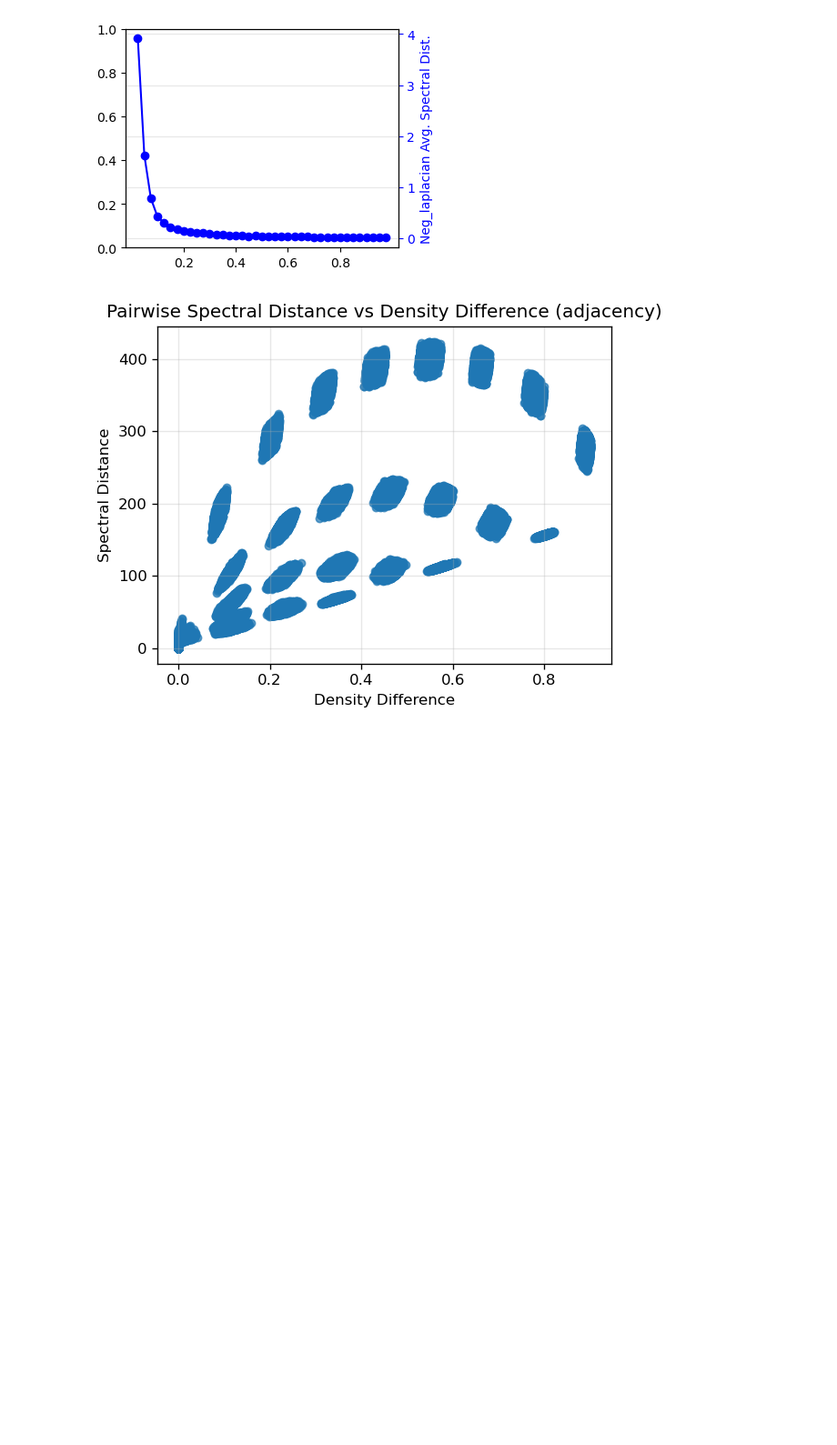
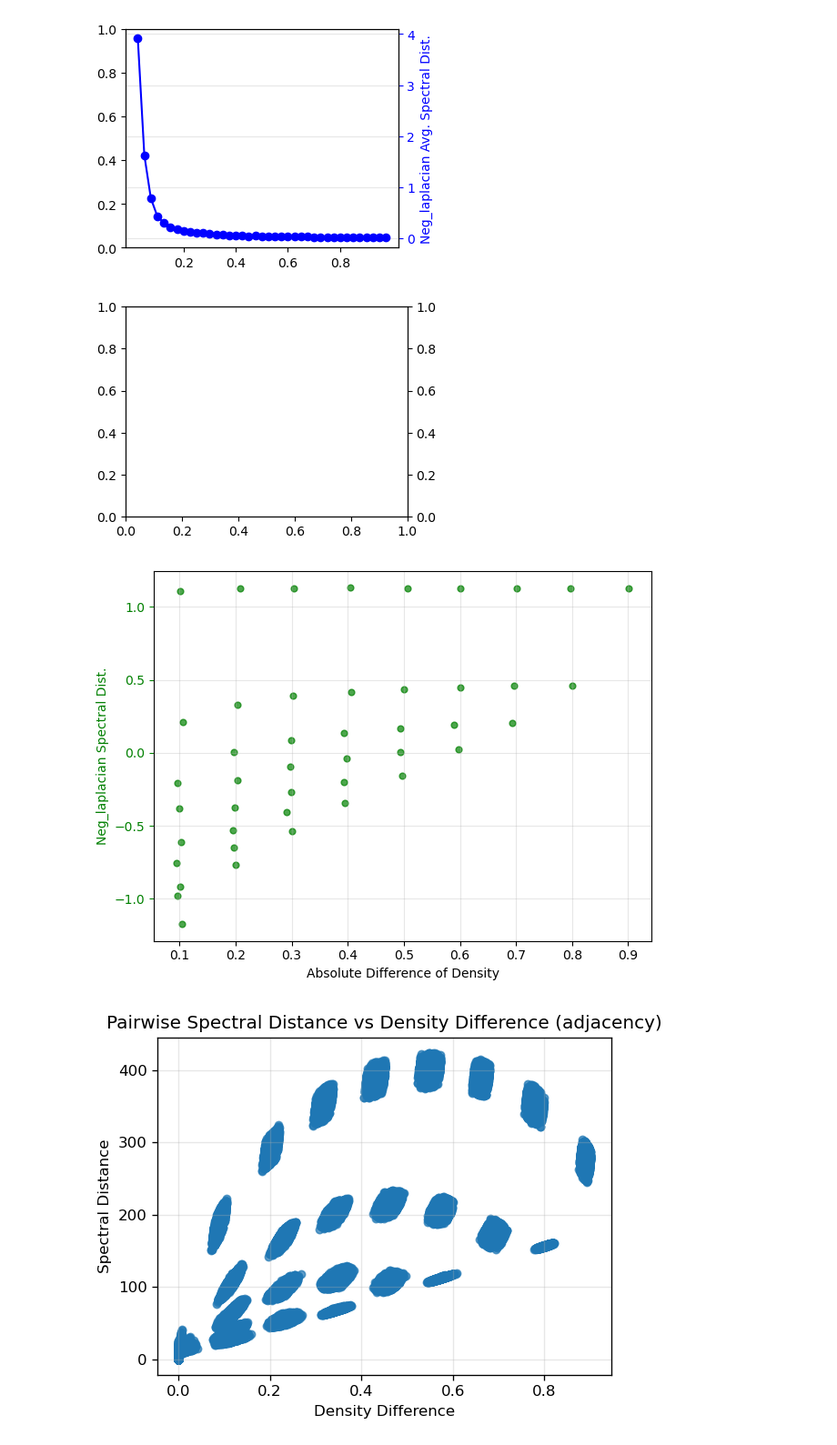
Before and after one commit to cirens-utd/distinguish-control-graphs, a Jupyter notebook: spec_dist_among_graphs.ipynb, the cells around one changed output. Shown at 91% size. Drawn from its saved outputs; the diff is of its cells as text; code cells hidden in the pictures; blank space fills up the shorter version.

Commit message:
updated figures

```diff
--- a/spec_dist_among_graphs.ipynb
+++ b/spec_dist_among_graphs.ipynb
@@ -133,6 +133,23 @@ _ = plot_average_spectral_distance_for_same_param_val(graphs_ER_for_paper_3, mat
 plt.show()
 # %% [output]
 [figure]
+# %%
+n_graphs_per_param_val_for_paper_3 = 1
+
+fig, ax = plt.subplots(figsize=(4, 3))
+ax2 = ax.twinx()
+
+p_values_for_paper_3 = np.arange(0.025, 0.999, 0.1)# 0.025)
+# p_values_for_paper_3 = np.arange(0.025, 0.1, 0.025)
+
+graphs_ER_for_paper_3 = [get_graph({'type': 'ER', 'n': n, 'p': p}) for p in p_values_for_paper_3 for _ in range(n_graphs_per_param_val_for_paper_3)]
+_ = compute_matrix_of_pairwise_spectral_distances(graphs_ER_for_paper_3, dist_scale='log', matrix_type='neg_laplacian', input='zfs', plot_type='scatter')
+
+# plt.savefig('figures/avg_spec_dist.pdf', dpi=300, bbox_inches='tight')
+plt.show()
+# %% [output]
+[figure, added]
+[figure, added]
 # %%
 # p_values = np.linspace(0.3, 0.7, 5)   # the plot for the adjacency matrix is more linear in this range
 p_values = np.concatenate([np.linspace(0.1, 0.9, 8), np.array([0.99])])
```
Also changed, not shown: 9 other files.
